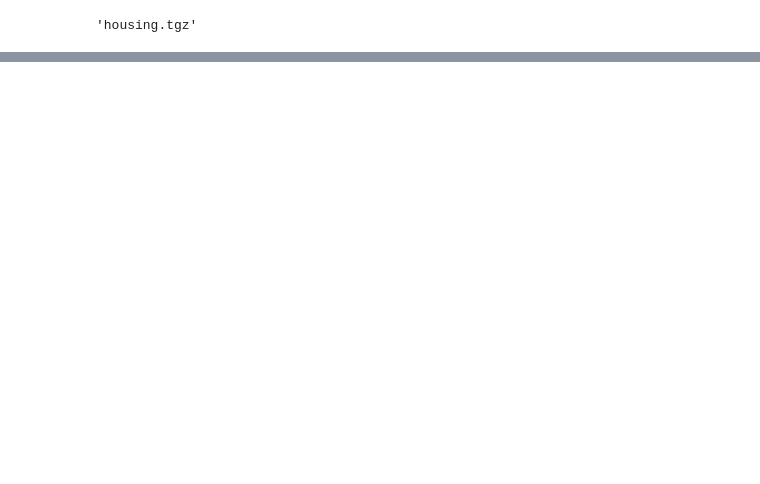
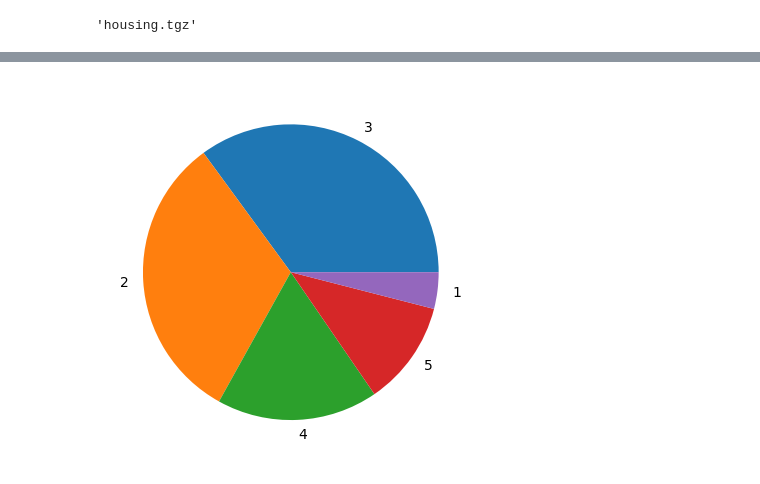
Before and after one commit to nileshbadki/Machine-Learning-Projrect, a Jupyter notebook: notebook/example2.ipynb, the cells around one changed output, grey strips where cells are left out. Drawn from its saved outputs; the diff is of its cells as text; code cells hidden in the pictures; blank space fills up the shorter version.

```diff
--- a/notebook/example2.ipynb
+++ b/notebook/example2.ipynb
@@ -17,0 +91,5 @@ FileNotFoundError: [Errno 2] No such file or directory: 'D:\\Project\\machine_le
+# %%
+plt.pie(test_df.income_cat.value_counts(),labels=test_df.income_cat.value_counts().index)
+plt.show()
+# %% [output]
+[figure, added]
```
Also changed, not shown: parts of 21 cells of this notebook, 1 other file.
